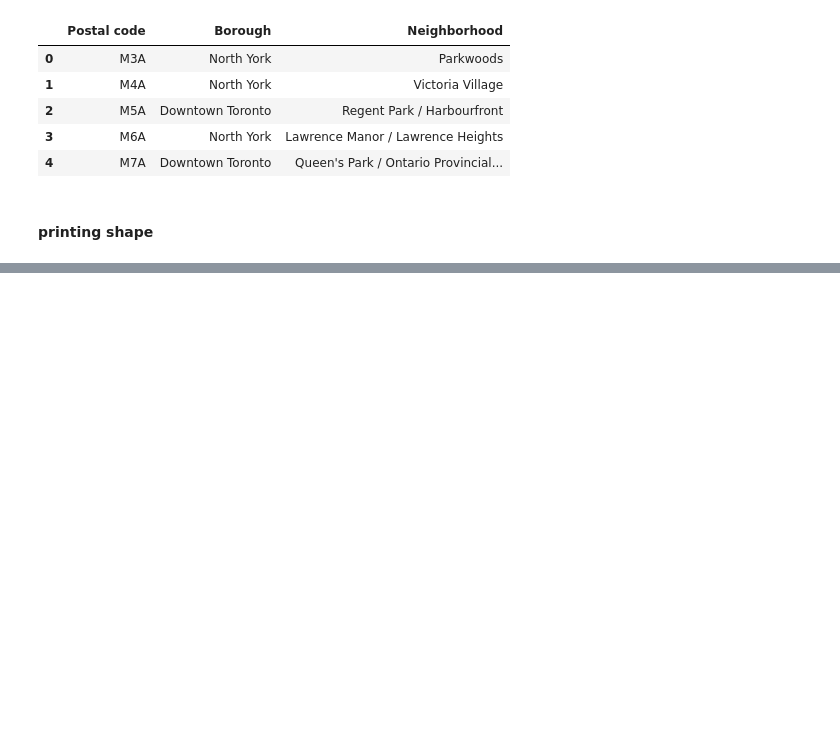
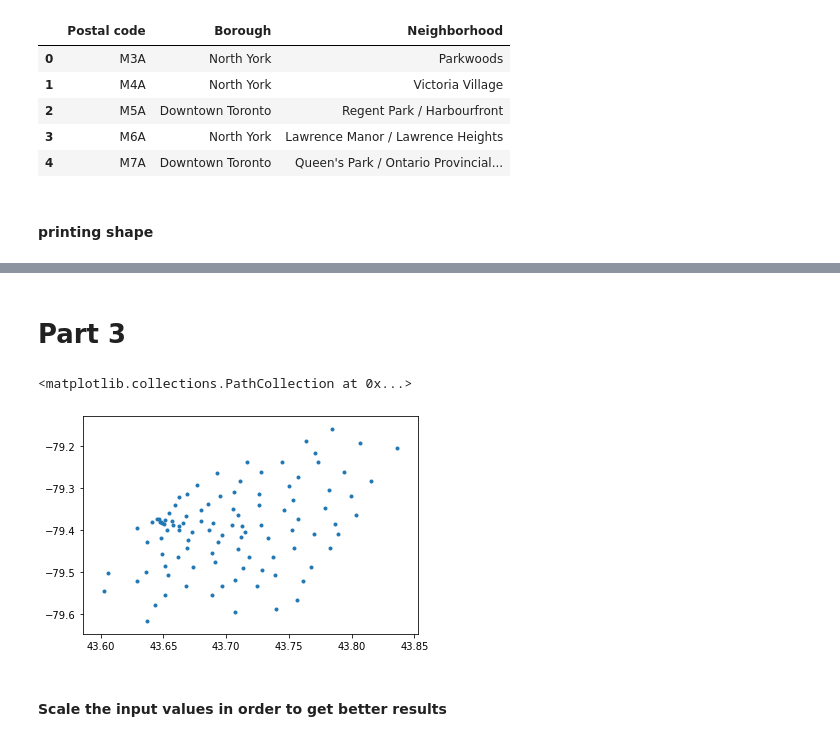
Before and after one commit to princer1/github-example, a Jupyter notebook: Segmenting and Clustering.ipynb, the cells around one changed output, grey strips where cells are left out. Saved outputs shown, nothing was run; the diff lists cells and outputs as text; code cells hidden in the pictures; blank space fills up the shorter version.

```diff
--- a/Segmenting and Clustering.ipynb
+++ b/Segmenting and Clustering.ipynb
@@ -90,0 +130,4 @@ print(df.shape)
+# %%
+
+df_postal = pd.read_csv('https://cocl.us/Geospatial_data')
+df_postal.head()
@@ -90,0 +143,10 @@ print(df.shape)
+# %%
+df3 = pd.merge(
+    df,
+    df_postal,
+    left_on=['Postal code'],
+    right_on=['Postal Code'],
+    suffixes=('_left','_right')
+)
+
+df3.head()
@@ -90,0 +160,2 @@ print(df.shape)
+# %% [markdown]
+# Part 3
@@ -90,0 +164,7 @@ print(df.shape)
+# %%
+plt.scatter(df3['Latitude'], df3['Longitude'], marker='.')
+# %% [output]
+<matplotlib.collections.PathCollection at 0x...>
+[figure, added]
+# %% [markdown]
+#### Scale the input values in order to get better results
```
Also changed, not shown: parts of 15 cells of this notebook.
